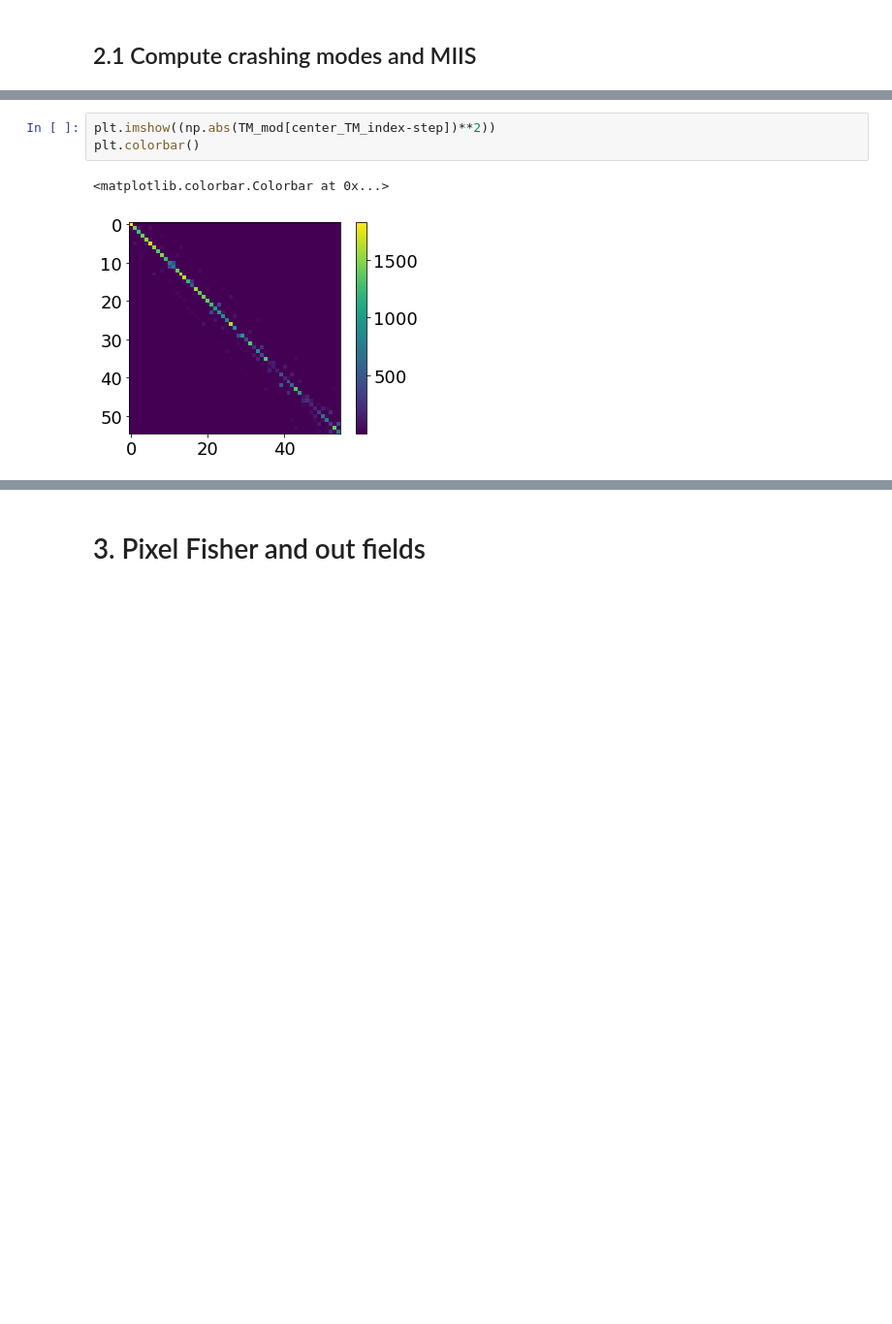
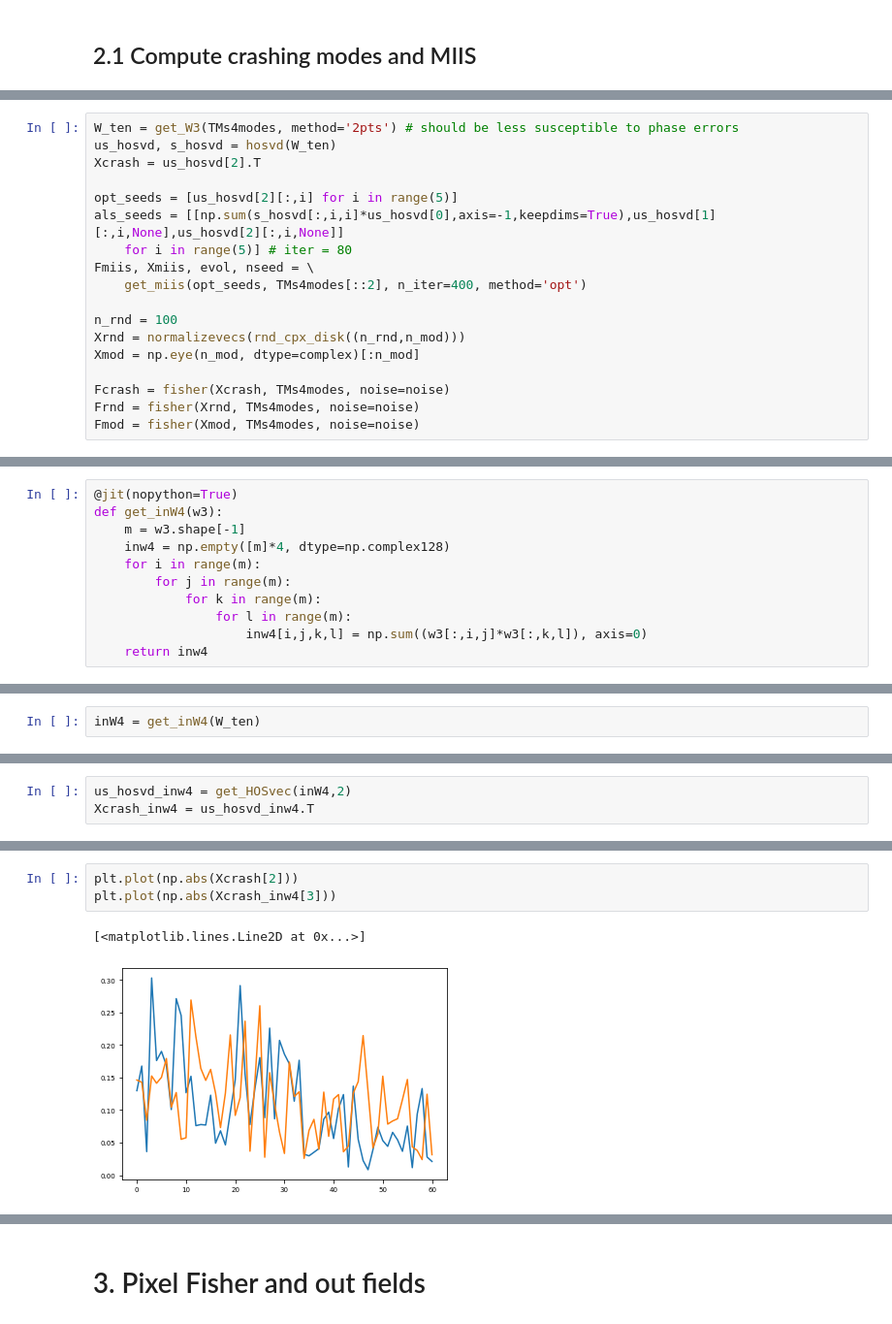
Before and after one commit to rodguti90/Article_PrecisionLimitTensorWFS, a Jupyter notebook: Crashing_figure.ipynb, the cells around one changed output, grey strips where cells are left out. Shown at 97% size. Cells and saved outputs as stored; diff of their text form; blank space fills up the shorter version.

```diff
--- a/Crashing_figure.ipynb
+++ b/Crashing_figure.ipynb
@@ -217,0 +242,18 @@ np.mean(np.abs(TM_mod[center_TM_index-step])**2)
+# %%
+W_ten = get_W3(TMs4modes, method='2pts') # should be less susceptible to phase errors
+us_hosvd, s_hosvd = hosvd(W_ten)
+Xcrash = us_hosvd[2].T
+
+opt_seeds = [us_hosvd[2][:,i] for i in range(5)]
+als_seeds = [[np.sum(s_hosvd[:,i,i]*us_hosvd[0],axis=-1,keepdims=True),us_hosvd[1][:,i,None],us_hosvd[2][:,i,None]]
+    for i in range(5)] # iter = 80
+Fmiis, Xmiis, evol, nseed = \
+    get_miis(opt_seeds, TMs4modes[::2], n_iter=400, method='opt')
+
+n_rnd = 100
+Xrnd = normalizevecs(rnd_cpx_disk((n_rnd,n_mod)))
+Xmod = np.eye(n_mod, dtype=complex)[:n_mod]
+
+Fcrash = fisher(Xcrash, TMs4modes, noise=noise)
+Frnd = fisher(Xrnd, TMs4modes, noise=noise)
+Fmod = fisher(Xmod, TMs4modes, noise=noise)
@@ -217,0 +262,11 @@ np.mean(np.abs(TM_mod[center_TM_index-step])**2)
+# %%
+@jit(nopython=True)
+def get_inW4(w3):
+    m = w3.shape[-1]
+    inw4 = np.empty([m]*4, dtype=np.complex128)
+    for i in range(m):
+        for j in range(m):
+            for k in range(m):
+                for l in range(m):
+                    inw4[i,j,k,l] = np.sum((w3[:,i,j]*w3[:,k,l]), axis=0)
+    return inw4
@@ -217,0 +295,2 @@ np.mean(np.abs(TM_mod[center_TM_index-step])**2)
+# %%
+inW4 = get_inW4(W_ten)
@@ -217,0 +302,3 @@ np.mean(np.abs(TM_mod[center_TM_index-step])**2)
+# %%
+us_hosvd_inw4 = get_HOSvec(inW4,2)
+Xcrash_inw4 = us_hosvd_inw4.T
@@ -218,6 +320,6 @@ np.mean(np.abs(TM_mod[center_TM_index-step])**2)
 # %%
-plt.imshow((np.abs(TM_mod[center_TM_index-step])**2))
-plt.colorbar()
+plt.plot(np.abs(Xcrash[2]))
+plt.plot(np.abs(Xcrash_inw4[3]))
 # %% [output]
-<matplotlib.colorbar.Colorbar at 0x...>
+[<matplotlib.lines.Line2D at 0x...>]
-[figure, old version]
+[figure, new version]
```
Also changed, not shown: parts of 117 cells of this notebook.
